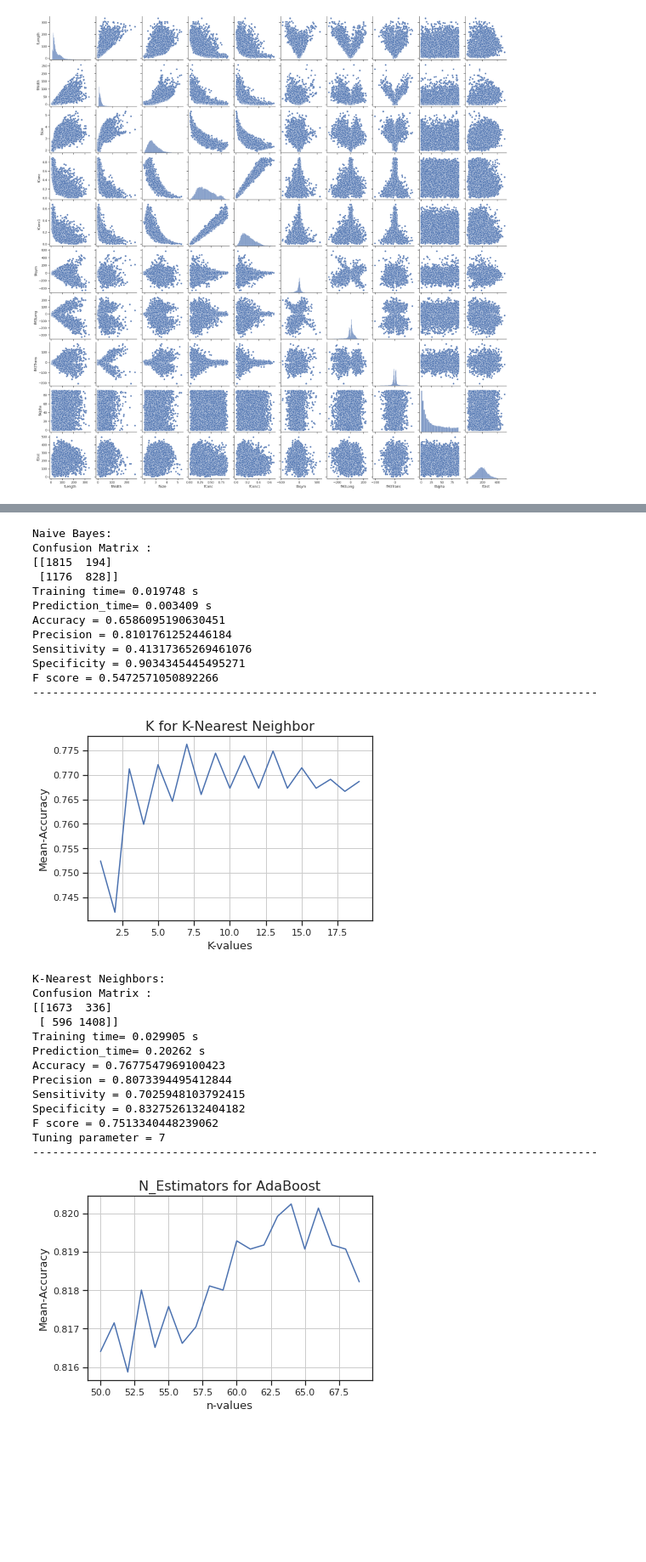
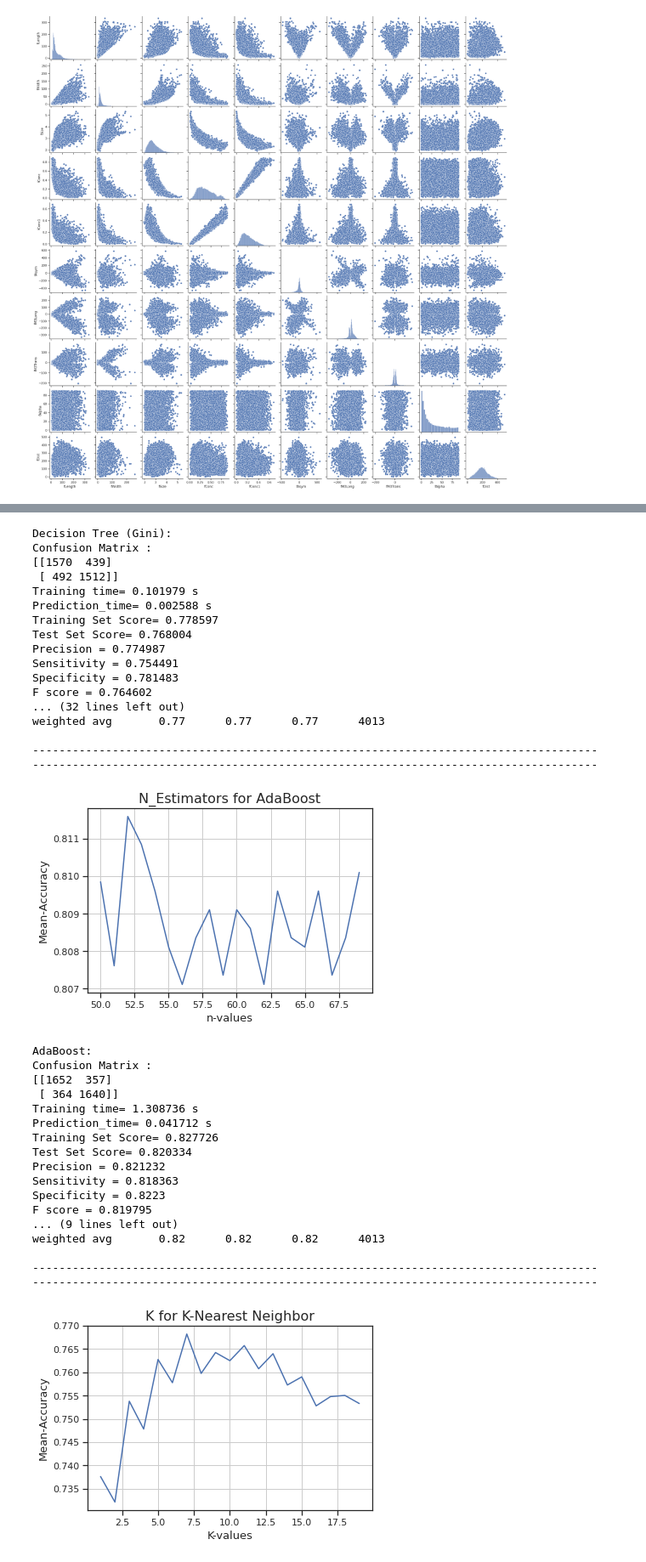
Before and after one commit to Abdelrahman-Shawky/MAGIC-Telescope-Classification-ML, a Jupyter notebook: Data_Classification.ipynb, the cells around one changed output, grey strips where cells are left out. Shown at 85% size. Drawn from its saved outputs; the diff is of its cells as text; code cells hidden in the pictures; blank space fills up the shorter version.

```diff
--- a/Data_Classification.ipynb
+++ b/Data_Classification.ipynb
@@ -209,16 +194,0 @@ def decision_tree_gini(x_train, x_test, y_train, y_test):
-# %%
-def decision_tree_entropy(x_train, x_test, y_train, y_test):
-  global clf_en
-  clf_en = DecisionTreeClassifier(criterion='entropy', max_depth=3, random_state=0)
-  clf_en.fit(x_train, y_train)
-  y_pred_en = clf_en.predict(x_test)
-  print('Decision Tree Model accuracy score with criterion entropy: {0:0.4f}'. format(accuracy_score(y_test, y_pred_en)))
-  y_pred_train_en = clf_en.predict(x_train)
-  print('Training-set accuracy score: {0:0.4f}'. format(accuracy_score(y_train, y_pred_train_en)))
-  print('Training set score: {:.4f}'.format(clf_en.score(x_train, y_train)))
-  print('Test set score: {:.4f}'.format(clf_en.score(x_test, y_test)))
-  plt.figure(figsize=(12,8))
-  tree.plot_tree(clf_en.fit(x_train, y_train))
-  cm = confusion_matrix(y_test, y_pred_en)
-  print('Confusion matrix\n\n', cm)
-  print('-------------------------------------------------------')
@@ -230,7 +216,7 @@ def get_best_n_estimators_ab():
     skf = StratifiedKFold(n_splits=7)
     for n in n_range:
         clf = AdaBoostClassifier(n_estimators=n)
-        scores = cross_val_score(clf, x_train, y_train, cv=skf, scoring='accuracy')
+        scores = cross_val_score(clf, x_test, y_test, cv=skf, scoring='accuracy')
         n_scores.append(scores.mean())
     plot_tuning_parameter(n_range, n_scores, "N_Estimators for AdaBoost", "n-values", "Mean-Accuracy")
     return (n_scores.index(max(n_scores))) + n_range[0]
@@ -250,7 +236,7 @@ def best_k():
     skf = StratifiedKFold(n_splits=7)
     for k in k_range:
         clf = KNeighborsClassifier(n_neighbors=k)
-        scores = cross_val_score(clf, x_train, y_train, cv=skf, scoring='accuracy')
+        scores = cross_val_score(clf, x_test, y_test, cv=skf, scoring='accuracy')
         k_scores.append(scores.mean())
     plot_tuning_parameter(k_range, k_scores, "K for K-Nearest Neighbor", "K-values", "Mean-Accuracy")
     return (k_scores.index(max(k_scores))) + k_range[0]
@@ -267,7 +253,7 @@ def best_n_estimators_rf():
     skf = StratifiedKFold(n_splits=7)
     for n in n_range:
         clf = RandomForestClassifier(n_estimators=n)
-        scores = cross_val_score(clf, x_train, y_train, cv=skf, scoring='accuracy')
+        scores = cross_val_score(clf, x_test, y_test, cv=skf, scoring='accuracy')
         n_scores.append(scores.mean())
     plot_tuning_parameter(n_range, n_scores, "N_Estimators for Random Forest", "n-values", "Mean-Accuracy")
     return (n_scores.index(max(n_scores))) + n_range[0]
@@ -277,34 +263,43 @@ def random_forests(x_train, x_test, y_train, y_test):
     clf = RandomForestClassifier(n_estimators=estimators)
     modeling(clf, "Random Forests", estimators)
 # %%
-classifications = [naive_bayes,knn,ada_boost,random_forests,decision_tree]
+classifications = [decision_tree, ada_boost, knn, random_forests, naive_bayes]
 for classification in classifications:
   classification(x_train, x_test, y_train, y_test)
 # %% [output]
-Naive Bayes:
+Decision Tree (Gini):
 Confusion Matrix :
-[[1815  194]
- [1176  828]]
-Training time= 0.019748 s
-Prediction_time= 0.003409 s
-Accuracy = 0.6586095190630451
-Precision = 0.8101761252446184
-Sensitivity = 0.41317365269461076
-Specificity = 0.9034345445495271
-F score = 0.5472571050892266
+[[1570  439]
+ [ 492 1512]]
+Training time= 0.101979 s
+Prediction_time= 0.002588 s
+Training Set Score= 0.778597
+Test Set Score= 0.768004
+Precision = 0.774987
+Sensitivity = 0.754491
+Specificity = 0.781483
+F score = 0.764602
+... (32 lines left out)
+weighted avg       0.77      0.77      0.77      4013
+
 -------------------------------------------------------------------------------------
+-------------------------------------------------------------------------------------
-[figure, old version]
+[figure, new version]
-K-Nearest Neighbors:
+AdaBoost:
 Confusion Matrix :
-[[1673  336]
- [ 596 1408]]
-Training time= 0.029905 s
-Prediction_time= 0.20262 s
-Accuracy = 0.7677547969100423
-Precision = 0.8073394495412844
-Sensitivity = 0.7025948103792415
-Specificity = 0.8327526132404182
-F score = 0.7513340448239062
-Tuning parameter = 7
+[[1652  357]
+ [ 364 1640]]
+Training time= 1.308736 s
+Prediction_time= 0.041712 s
+Training Set Score= 0.827726
+Test Set Score= 0.820334
+Precision = 0.821232
+Sensitivity = 0.818363
+Specificity = 0.8223
+F score = 0.819795
+... (9 lines left out)
+weighted avg       0.82      0.82      0.82      4013
+
 -------------------------------------------------------------------------------------
+-------------------------------------------------------------------------------------
-[figure, old version]
+[figure, new version]
```
Also changed, not shown: parts of 13 cells of this notebook.
